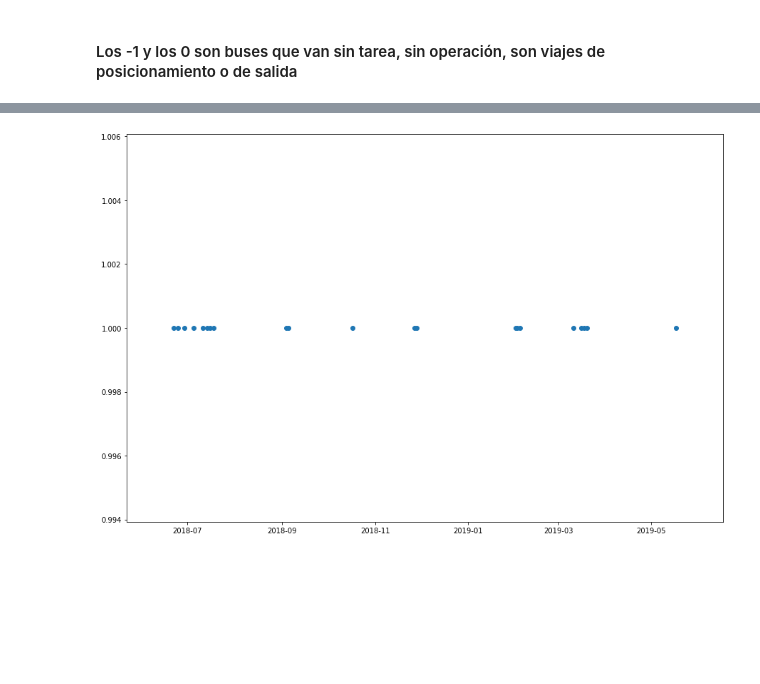
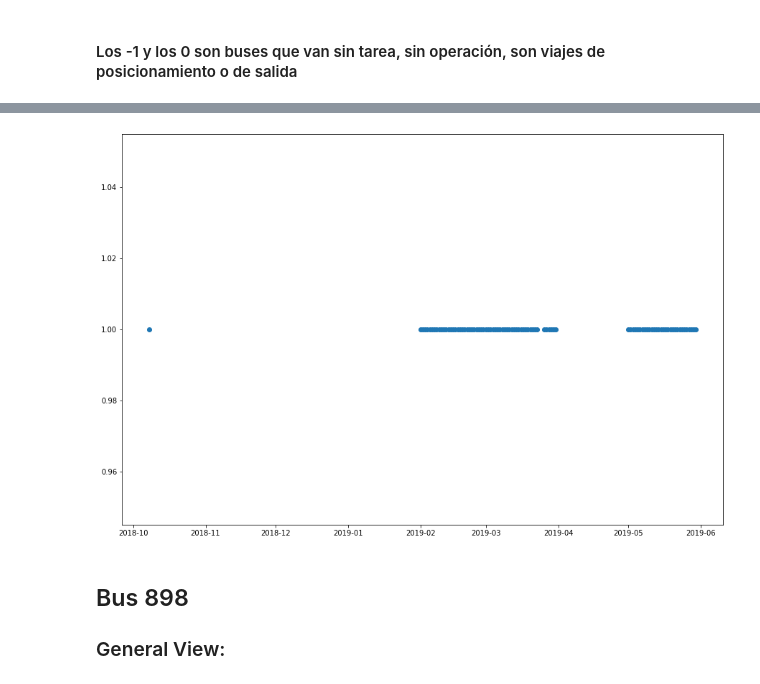
Before and after one commit to manuelq12/PDG-AVIOM-BUS_DIGITAL_TWIN, a Jupyter notebook: Analisis_Exploratorio/Python/AnalisisExploratorio.ipynb, the cells around one changed output, grey strips where cells are left out. Cells and saved outputs as stored; diff of their text form; code cells hidden in the pictures; blank space fills up the shorter version.

```diff
--- a/Analisis_Exploratorio/Python/AnalisisExploratorio.ipynb
+++ b/Analisis_Exploratorio/Python/AnalisisExploratorio.ipynb
@@ -129,5 +155,8 @@ df.describe(include="all")
+# %%
+df =df.dropna()
 # %%
 df2= df[(df['EventType']=='12') | (df['EventType']=='23')]
+df2 = df2.sort_values(by=['DatagramDate'])
 df2.head()
 # %% [output]
 |  | EventType | RegisterDate | StopID | Odometer | Longitude | Latitude | TaskID | LineID | TripID | ... |
@@ -199,3 +225,0 @@ Index: []
-# %%
-df2 = df[(df['EventType']=='12') | (df['EventType']=='23')]
-df2.head()
@@ -252,0 +399,4 @@ plt.show()
+# %%
+dfBus5 = df2[(df2['BusID'] == '135')]
+dfBus5_1 = dfBus5['DatagramDate'].drop_duplicates().to_frame()
+dfBus5_1
@@ -253,12 +422,13 @@ plt.show()
 # %%
-dfBus3 = df2[(df2['BusID'] == '1170')]
-dfBus3_1 = dfBus3['DatagramDate'].drop_duplicates().to_frame()
-dfBus3_1 = dfBus3_1.drop(1008189)
-size = dfBus3_1.size
+size = dfBus5_1.size
 y2 = [(x/x) for x in range (1,size+1)]
-x2 = dfBus3_1['DatagramDate']
+x2 = dfBus5_1['DatagramDate']
 fig,ax2 = plt.subplots()
 ax2.scatter(x2,y2)
 plt.show()
 # %% [output]
-[figure, old version]
+[figure, new version]
+# %% [markdown]
+## Bus 898
+
+### General View:
```
Also changed, not shown: parts of 47 cells of this notebook, 1 other file.
